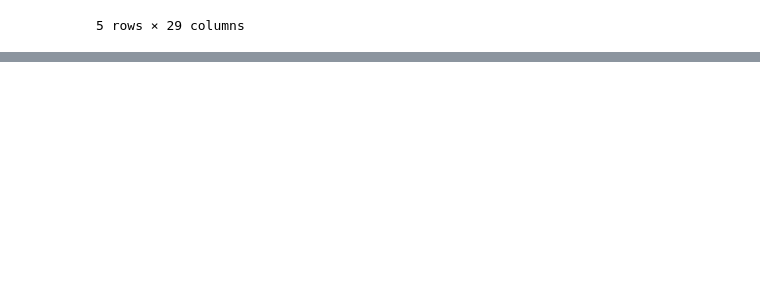
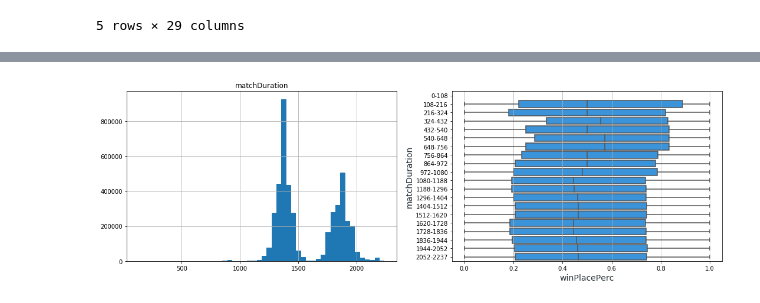
Before and after one commit to regamecouter/2018-winter-project, a Jupyter notebook: Pubg-predict/pugb_predict.ipynb, the cells around one changed output, grey strips where cells are left out. Drawn from its saved outputs; the diff is of its cells as text; code cells hidden in the pictures; blank space fills up the shorter version.

```diff
--- a/Pubg-predict/pugb_predict.ipynb
+++ b/Pubg-predict/pugb_predict.ipynb
@@ -111,0 +189,5 @@ len(train[train['matchId']=='a10357fd1a4a91'])
+# %%
+featStat('matchDuration',2500,'hist')
+plt.show()
+# %% [output]
+[figure, added]
```
Also changed, not shown: parts of 12 cells of this notebook.
